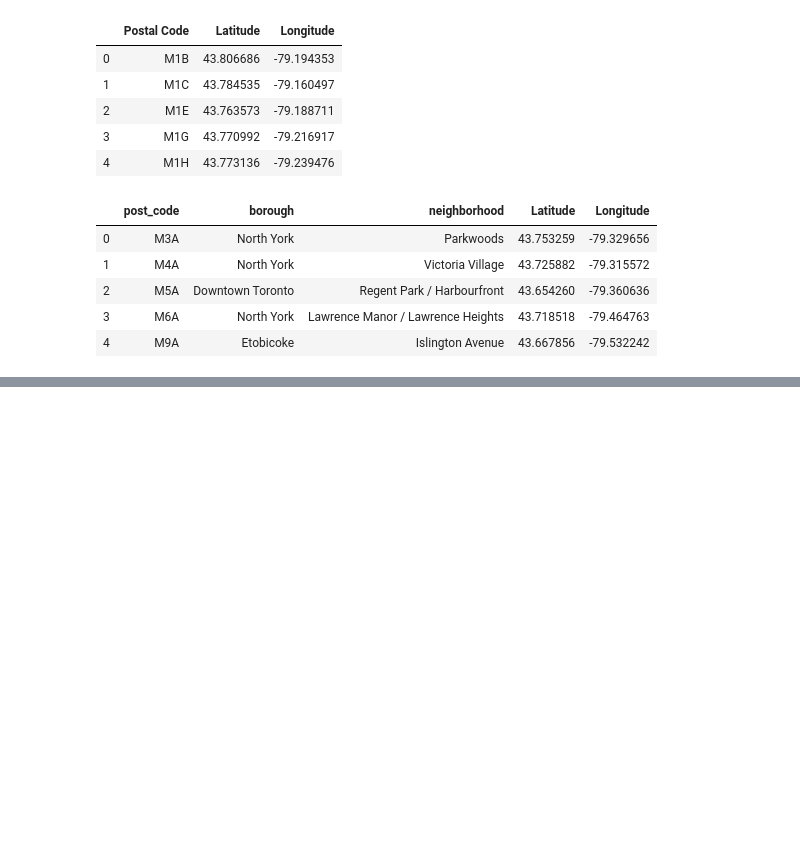
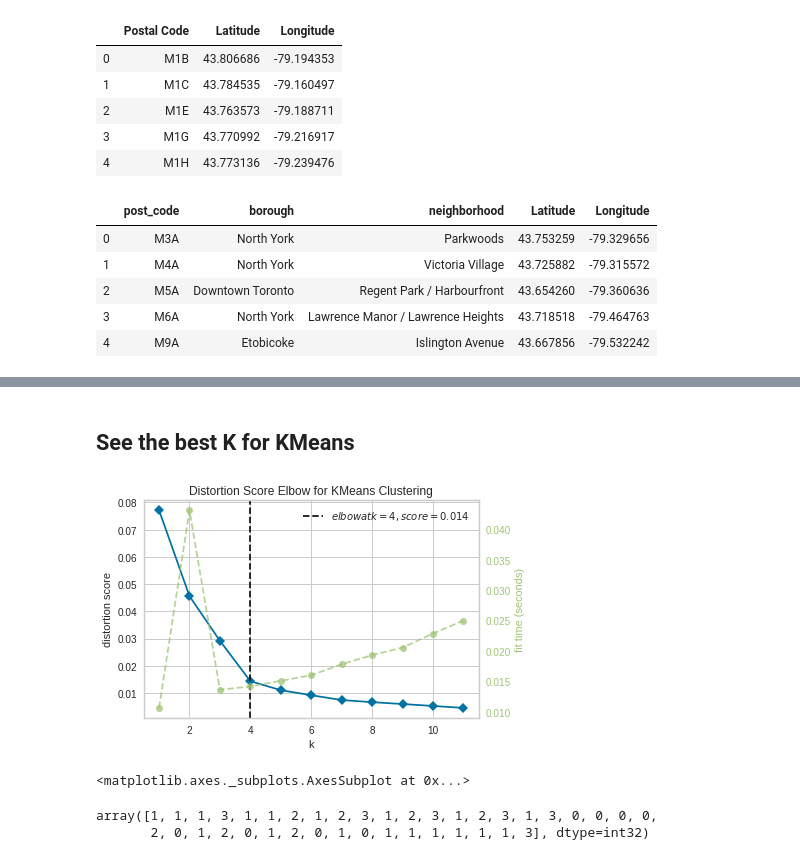
Before and after one commit to davidarbe1/Coursera_Capstone, a Jupyter notebook: Toronto_project.ipynb, the cells around one changed output, grey strips where cells are left out. Cells and saved outputs as stored; diff of their text form; code cells hidden in the pictures; blank space fills up the shorter version.

Commit message:
final project 3 week. Neighborhood Kmeans

```diff
--- a/Toronto_project.ipynb
+++ b/Toronto_project.ipynb
@@ -90,0 +100,2 @@ df_final.head()
+# %%
+df=df_final[df_final['borough'].str.contains('Toronto')].copy()
@@ -90,0 +158,24 @@ df_final.head()
+# %% [markdown]
+## See the best K for KMeans
+# %%
+model=KMeans()
+# %%
+visualizer = KElbowVisualizer(model,k=(1,12))
+# %%
+X=df[['Latitude','Longitude']]
+# %%
+visualizer.fit(X)
+visualizer.show()
+# %% [output]
+[figure, added]
+<matplotlib.axes._subplots.AxesSubplot at 0x...>
+# %%
+# total number of cluster
+kclusters = 4
+# KMeans model
+kmeans = KMeans(n_clusters=kclusters, random_state=0).fit(X)
+#labels
+kmeans.labels_
+# %% [output]
+array([1, 1, 1, 3, 1, 1, 2, 1, 2, 3, 1, 2, 3, 1, 2, 3, 1, 3, 0, 0, 0, 0,
+       2, 0, 1, 2, 0, 1, 2, 0, 1, 0, 1, 1, 1, 1, 1, 1, 3], dtype=int32)
```
Also changed, not shown: parts of 14 cells of this notebook, 1 other file.
